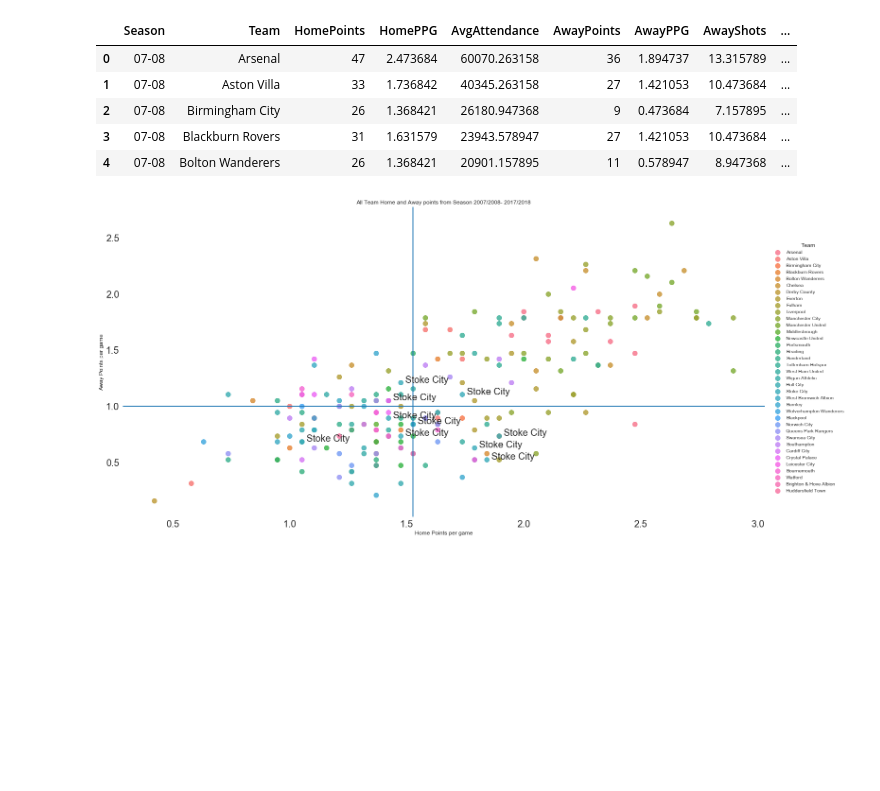
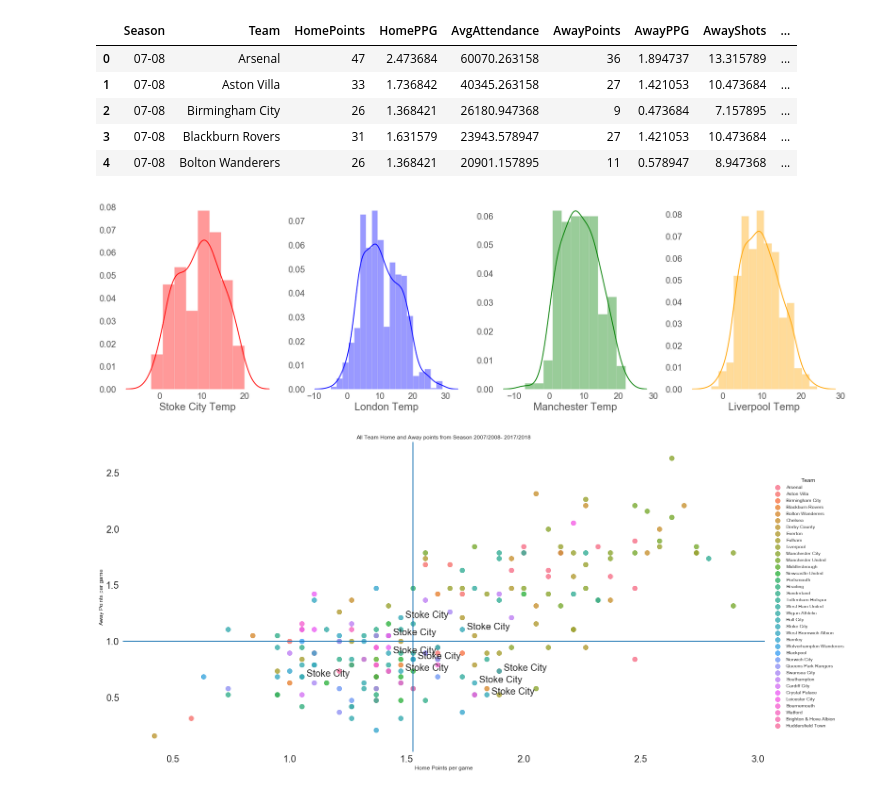
Before and after one commit to myfriendscallmeJ/a4, a Jupyter notebook: Project 4.ipynb, the cells around one changed output. Saved outputs shown, nothing was run; the diff lists cells and outputs as text; code cells hidden in the pictures; blank space fills up the shorter version.

```diff
--- a/Project 4.ipynb
+++ b/Project 4.ipynb
@@ -547,6 +547,23 @@ Club_Pts.head()
 | 2 | 07-08 | Birmingham City | 26 | 1.368421 | 26180.947368 | 9 | 0.473684 | 7.157895 | ... |
 | 3 | 07-08 | Blackburn Rovers | 31 | 1.631579 | 23943.578947 | 27 | 1.421053 | 10.473684 | ... |
 | 4 | 07-08 | Bolton Wanderers | 26 | 1.368421 | 20901.157895 | 11 | 0.578947 | 8.947368 | ... |
+# %%
+Liverpool_wthr.dropna(inplace=True)
+London_wthr.dropna(inplace=True)
+Manchester_wthr.dropna(inplace=True)
+fig = plt.figure(figsize=(30,8))
+plt.subplot(1,4,1)
+sns.distplot(Stoke_wthr["TempC"].astype(int),color='red',axlabel='Stoke City Temp')
+plt.subplot(1,4,2)
+sns.distplot(London_wthr["TempC"].astype(int),color='blue',axlabel='London Temp')
+plt.subplot(1,4,3)
+sns.distplot(Manchester_wthr["TempC"].astype(int),color='green',axlabel='Manchester Temp')
+plt.subplot(1,4,4)
+sns.distplot(Liverpool_wthr["TempC"].astype(int),color='orange',axlabel='Liverpool Temp')
+
+plt.show()
+# %% [output]
+[figure, added]
 # %%
 HomeMedian = Club_Pts.HomePPG.median()
 AwayMedian = Club_Pts.AwayPPG.median()
```
Also changed, not shown: parts of 10 cells of this notebook.
